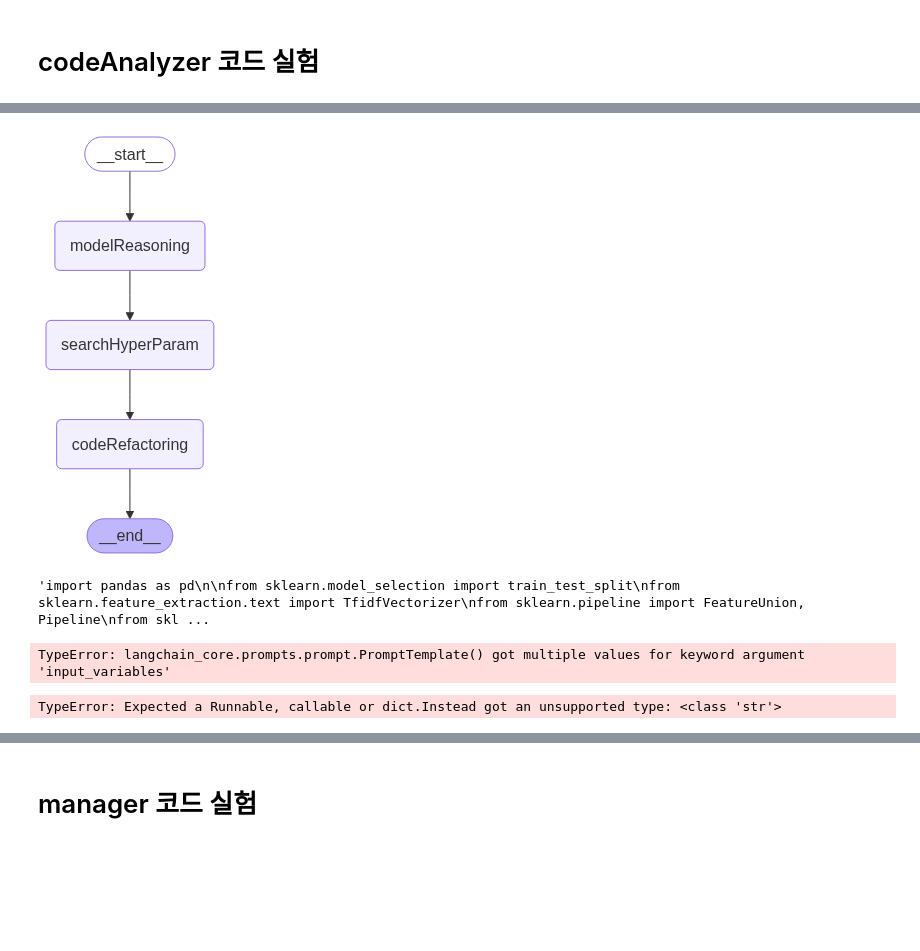
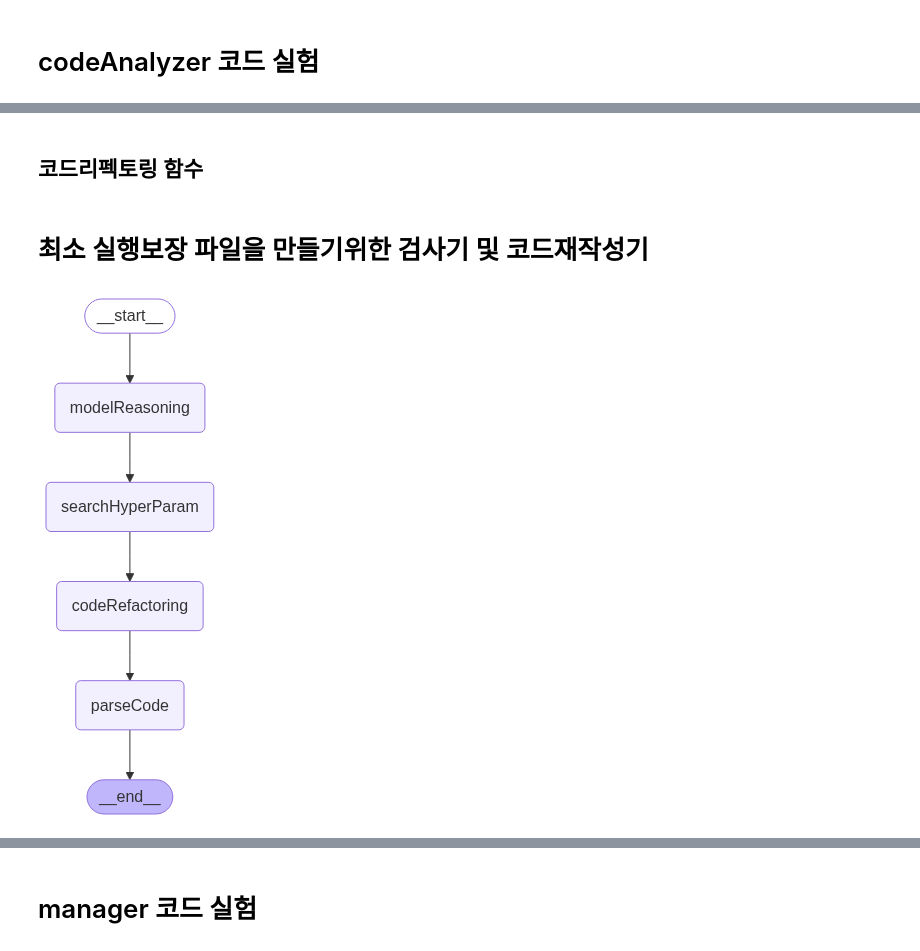
Before and after one commit to yoosung5480/AutoFineTuner, a Jupyter notebook: AutoHPO/test.ipynb, the cells around one changed output, grey strips where cells are left out. Saved outputs shown, nothing was run; the diff lists cells and outputs as text; code cells hidden in the pictures; blank space fills up the shorter version.

Commit message:
code refactoring finished

```diff
--- a/AutoHPO/test.ipynb
+++ b/AutoHPO/test.ipynb
@@ -20,0 +107,2 @@ from langchain_core.output_parsers import StrOutputParser
+# %% [markdown]
+## 코드리펙토링 함수
@@ -20,0 +173,2 @@ from langchain_core.output_parsers import StrOutputParser
+# %% [markdown]
+# 최소 실행보장 파일을 만들기위한 검사기 및 코드재작성기
@@ -21,40 +209,20 @@ from langchain_core.output_parsers import StrOutputParser
 # %%
-from langgraph.graph import END, StateGraph, START
-from typing import Annotated, List
-from typing_extensions import TypedDict
-
-class CodeAnalyerState(TypedDict):
-    sourceCode: Annotated[str, "sourceCode"]
-    modelInfo : Annotated[str, "modelInfo"]
-    hyperParams: Annotated[str, "hyperParams"]
-    userPrompt: Annotated[str, "userPrompt"]
-    refactoredCode: Annotated[str, "refactoredCode"]
-
-def modelReasoning(state : CodeAnalyerState):
-    return {"modelInfo" : "..."}
-
-def searchHyperParam(state : CodeAnalyerState):
-    return {"hyperParams" : "..."}
-
-def codeRefactoring(state : CodeAnalyerState):
-    return {"refactoredCode" : "..."}
-
-
 workflow = StateGraph(CodeAnalyerState)
 workflow.add_node("modelReasoning", modelReasoning)
 workflow.add_node("searchHyperParam", searchHyperParam)
 workflow.add_node("codeRefactoring", codeRefactoring)
+workflow.add_node("parseCode", parseCode)
 
 workflow.add_edge(START, "modelReasoning")
 workflow.add_edge("modelReasoning", "searchHyperParam")
 workflow.add_edge("searchHyperParam", "codeRefactoring")
-workflow.add_edge("codeRefactoring", END)
-workflow.compile()
+workflow.add_edge("codeRefactoring", "parseCode")
+workflow.add_edge("parseCode", END)
+app = workflow.compile()
+app
 # %% [output]
-[figure, old version]
+[figure, new version]
 # %%
-target_path = "/Users/yujin/Desktop/코딩shit/python_projects/opensource/target.py"
-traget_contents = codeReader.read_text_strict(target_path)
-traget_contents
+# target_path = "/Users/yujin/Desktop/코딩shit/python_projects/opensource/target.py"
+# target_contents = codeReader.read_text_strict(target_path)
+# print(target_contents)
-# %% [output]
-'import pandas as pd\n\nfrom sklearn.model_selection import train_test_split\nfrom sklearn.feature_extraction.text import TfidfVectorizer\nfrom sklearn.pipeline import FeatureUnion, Pipeline\nfrom skl ...
@@ -63,18 +228,0 @@ llm_list = llms.llm_list
-# %%
-prompt_to_reasoning_code = PromptTemplate.from_template(
-    """
-    # 지시사항
-    소스코드에서 AI모델가 어떤 라이브러리, 어떤 일을 위한 모델인지 판단한다.
-    이 분석내용을 기반으로 이 소스코드에서 파인튜닝할 하이퍼파라미터를 선정할것이다.
-    너는 소스코드를 기반으로 코드를 분석해서 소스코드의 훈련과정에 대한 분석한 내용을 제공해야한다.
-
-    # 소스코드
-    {sourceCode}
-
-    # Answer
-    ...
-""",
-input_variables="sourceCode"
-)
-# %% [output]
-TypeError: langchain_core.prompts.prompt.PromptTemplate() got multiple values for keyword argument 'input_variables'
@@ -94,7 +228,0 @@ def modelReasoning(state : CodeAnalyerState):
-# %%
-state = CodeAnalyerState()
-state['sourceCode'] = target_path
-modelInfo = modelReasoning(state)
-modelInfo
-# %% [output]
-TypeError: Expected a Runnable, callable or dict.Instead got an unsupported type: <class 'str'>
```
Also changed, not shown: parts of 25 cells of this notebook, 3 other files.
